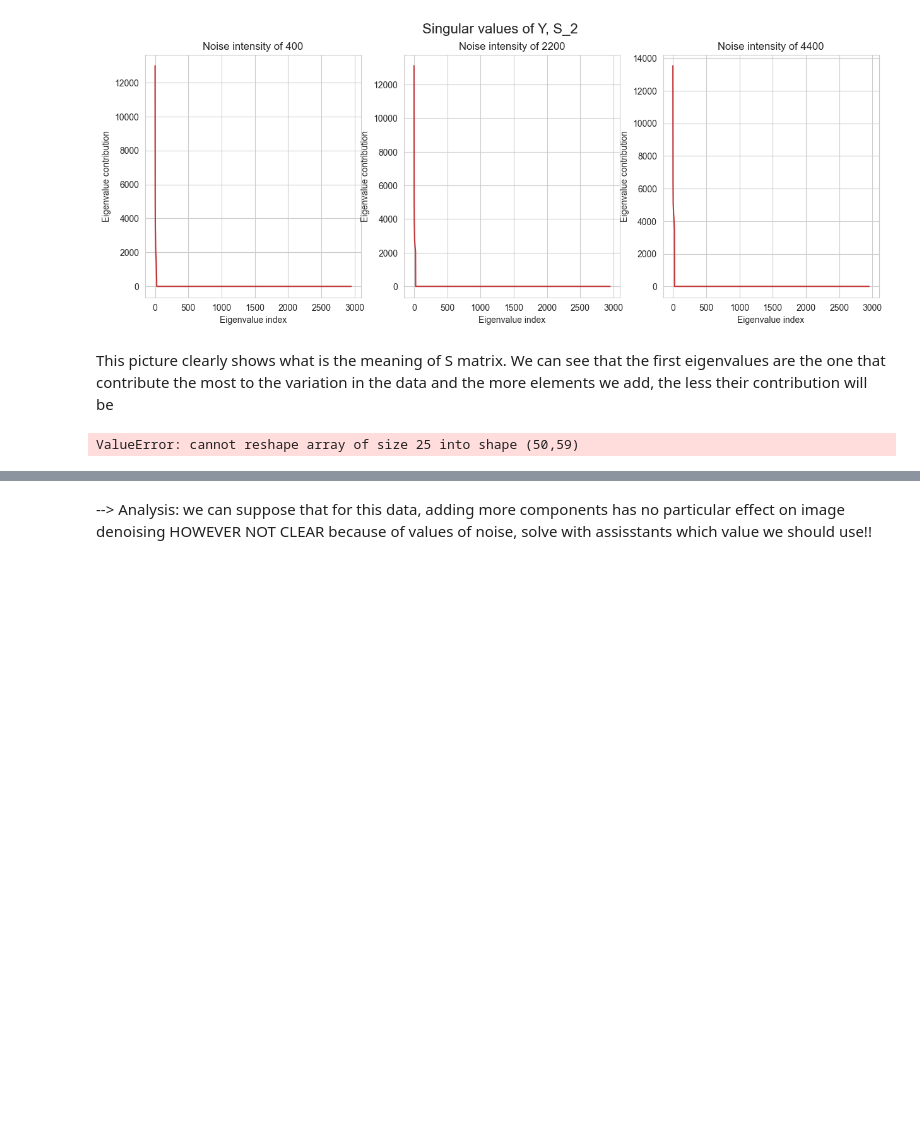
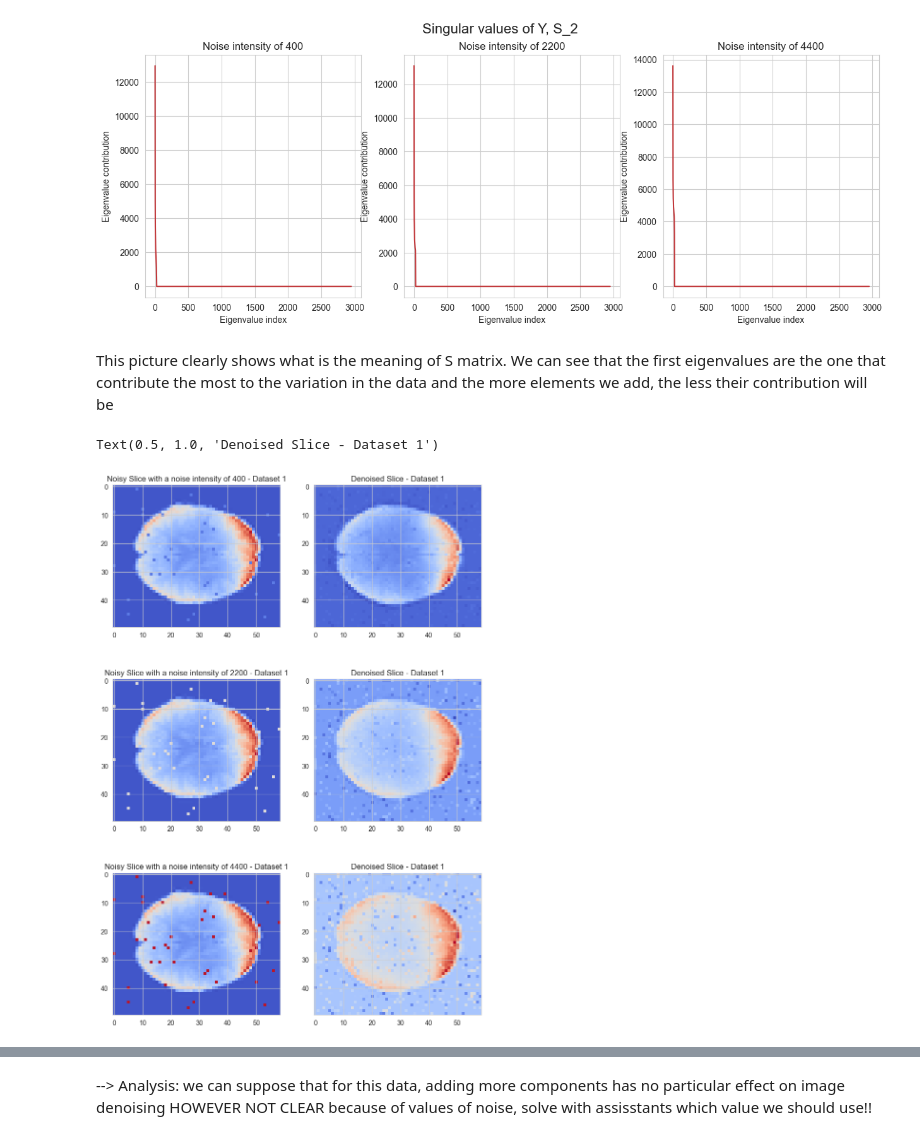
Before and after one commit to ludekcizinsky/fMRI-dimensionality-reduction, a Jupyter notebook: run.ipynb, the cells around one changed output, grey strips where cells are left out. Saved outputs shown, nothing was run; the diff lists cells and outputs as text; code cells hidden in the pictures; blank space fills up the shorter version.

```diff
--- a/run.ipynb
+++ b/run.ipynb
@@ -336,37 +336,38 @@ space_vectors_3 = np.dot(princ_comp_3.T, noisy_arrays_3)
 
 #reshapes the denoised data into the original spatial dimensions, so it can be compared to the original noisy image.
 denoised_arrays_1 = np.dot(princ_comp_1, space_vectors_1)
 denoised_arrays_2 = np.dot(princ_comp_2, space_vectors_2)
 denoised_arrays_3 = np.dot(princ_comp_3, space_vectors_3)
 
-denoised_matrix_1 = np.reshape(denoised_arrays_1[subj_i, :], [50,59])
-denoised_matrix_2 = np.reshape(denoised_arrays_2[subj_i, :], [50,59])
-denoised_matrix_3 = np.reshape(denoised_arrays_3[subj_i, :], [50,59])
+denoised_matrix_1 = np.reshape(denoised_arrays_1[:, subj_i], [50,59])
+denoised_matrix_2 = np.reshape(denoised_arrays_2[:, subj_i], [50,59])
+denoised_matrix_3 = np.reshape(denoised_arrays_3[:, subj_i], [50,59])
 
 #The result is an approximation of the original data but reduced in dimensionality due to the number of principal components used
 # Visualize it
 fig, axs = plt.subplots(3, 2, figsize=(10, 15))
 
 # Plot the noisy images and denoised images
 axs[0, 0].imshow(noisy_mats_1[subj_i], cmap='coolwarm')
 axs[0, 0].set_title('Noisy Slice with a noise intensity of 400 - Dataset 1')
 
 axs[0, 1].imshow(denoised_matrix_1, cmap='coolwarm')
 axs[0, 1].set_title('Denoised Slice - Dataset 1')
 
 axs[1, 0].imshow(noisy_mats_2[subj_i], cmap='coolwarm')
 axs[1, 0].set_title('Noisy Slice with a noise intensity of 2200 - Dataset 1')
 
 axs[1, 1].imshow(denoised_matrix_2, cmap='coolwarm')
 axs[1, 1].set_title('Denoised Slice - Dataset 1')
 
 axs[2, 0].imshow(noisy_mats_3[subj_i], cmap='coolwarm')
 axs[2, 0].set_title('Noisy Slice with a noise intensity of 4400 - Dataset 1')
 
 axs[2, 1].imshow(denoised_matrix_3, cmap='coolwarm')
 axs[2, 1].set_title('Denoised Slice - Dataset 1')
 # %% [output]
-ValueError: cannot reshape array of size 25 into shape (50,59)
+Text(0.5, 1.0, 'Denoised Slice - Dataset 1')
+[figure, added]
 # %%
 # Pick the 2 principal components from SVD
 n_components = [1,2,3,4,5]
```
Also changed, not shown: parts of 23 cells of this notebook.
